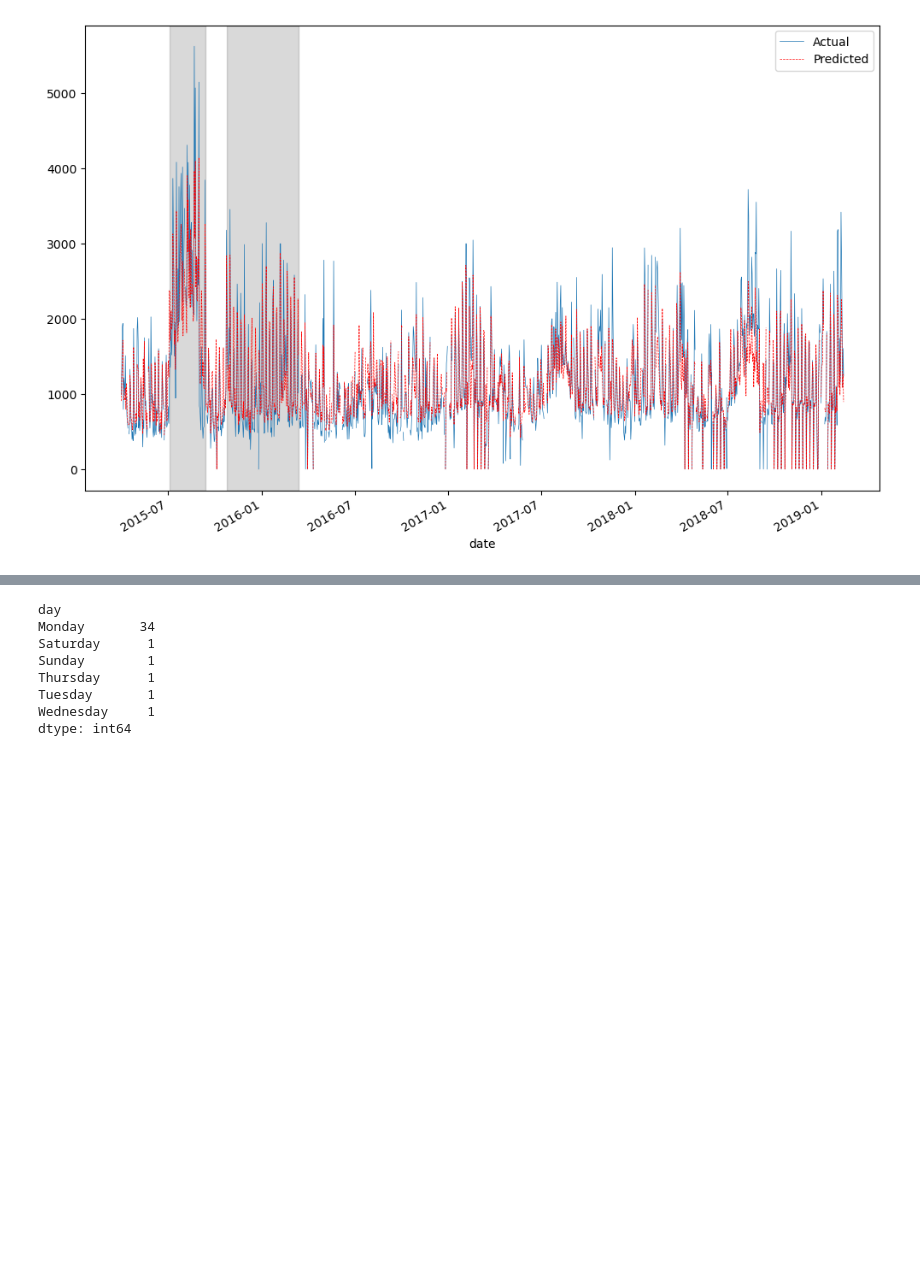
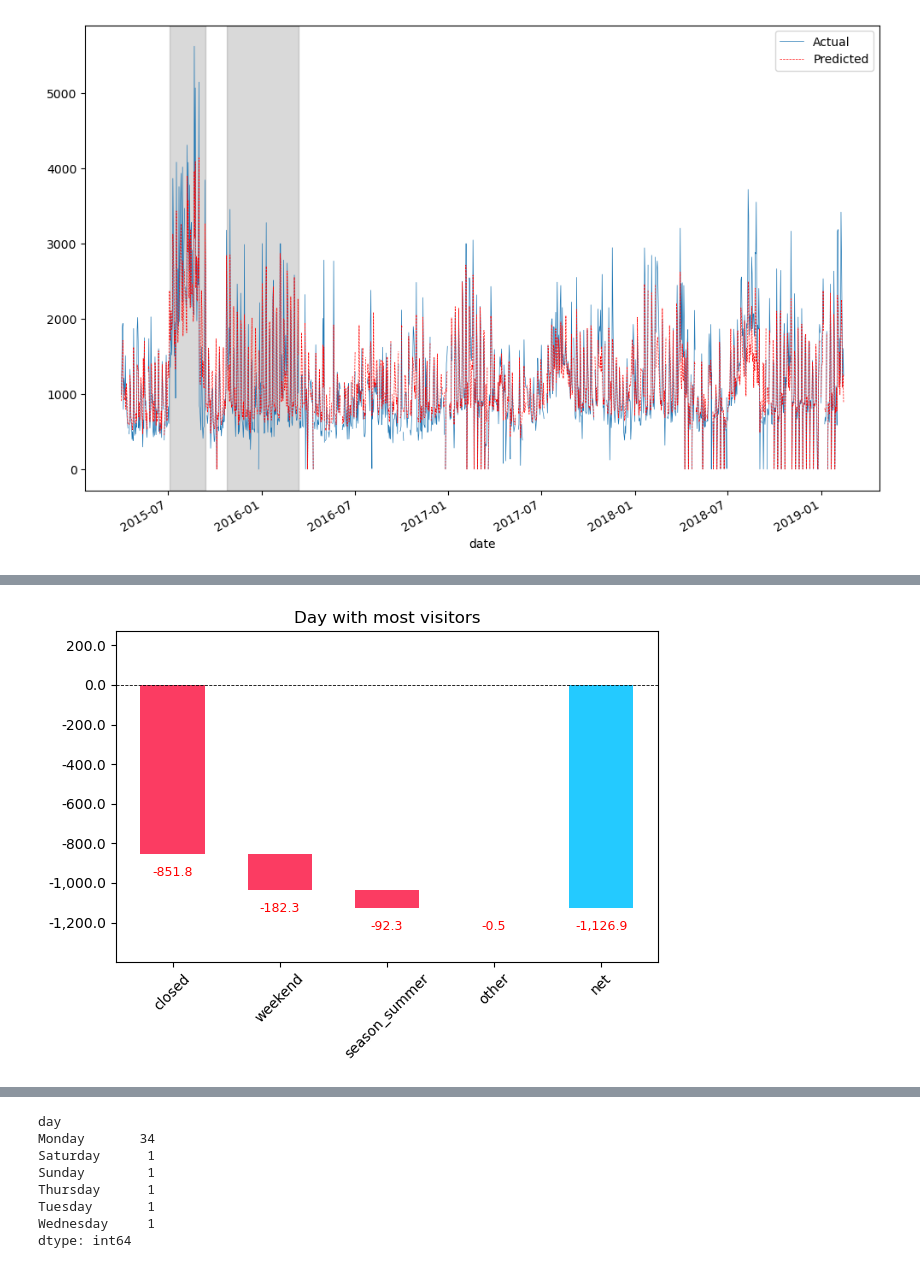
Before and after one commit to celiason/museum-visitor-model, a Jupyter notebook: sentiment.ipynb, the cells around one changed output, grey strips where cells are left out. Cells and saved outputs as stored; diff of their text form; code cells hidden in the pictures; blank space fills up the shorter version.

```diff
--- a/sentiment.ipynb
+++ b/sentiment.ipynb
@@ -936,6 +893,10 @@ merged_data_clim['promotion'] = merged_data_clim['self_counts']
 merged_data_clim['engagement'] = merged_data_clim['retweet_counts'] + merged_data_clim['likes_counts'] + merged_data_clim['total_counts']
 merged_data_clim.rename(columns={'Sentiment_value': 'sentiment'}, inplace=True)
 
+# create dummy columns for modeling below
+final = pd.get_dummies(merged_data_clim, columns=['day', 'season'])
+
+final.head()
 # get list of columns
-merged_data_clim.columns
+# merged_data_clim.columns
 # %% [output]
@@ -956,14 +929,15 @@ Index(['Date', 'Museum', 'Kpi', 'Number_of_visitors', 'Comments',
 ### Clean the data set
 # %%
 # Select relevant variables
-selected_columns = ['date', 'day', 'weekend', 'Number_of_visitors', 'exhibit', 'promotion', 'sentiment', 'engagement', 'closed', 'prcp', 'tmin', 'tmax', 'wspd', 'season']
+# selected_columns = ['date', 'weekend', 'Number_of_visitors', 'exhibit', 'promotion', 'sentiment', 'engagement', 'closed', 'prcp', 'tmin', 'tmax', 'wspd']
+selected_columns = ['date', 'weekend', 'Number_of_visitors', 'exhibit', 'promotion', 'sentiment', 'engagement', 'closed', 'prcp', 'tmin', 'tmax', 'wspd', 'day_Monday','day_Tuesday','day_Wednesday','day_Thursday','day_Friday','day_Saturday','day_Sunday', 'season_spring', 'season_summer', 'season_autumn', 'season_winter']
 # selected_columns = ['date', 'day', 'weekend', 'Number_of_visitors', 'exhibit', 'promotion', 'engagement', 'closed', 'tavg', 'tmin', 'tmax', 'wspd', 'season']
 
 # Don't drop NAs
-cleaned_data = merged_data_clim[selected_columns]
+cleaned_data = final[selected_columns]
 
 # Drop NAs
-# cleaned_data = merged_data_clim[selected_columns].dropna()
+# cleaned_data = final[selected_columns].dropna()
 
 cleaned_data.head()
 
@@ -995,5 +972,5 @@ season                 72
 dtype: int64
 # %%
-cleaned_data = pd.get_dummies(cleaned_data, columns=['day', 'season'])
+# cleaned_data = pd.get_dummies(cleaned_data, columns=['day', 'season'])
 # cleaned_data = pd.get_dummies(cleaned_data, columns=['day'])
-cleaned_data.head()
+# cleaned_data.head()
@@ -1178,0 +1160,24 @@ plt.savefig('figs/visitors_predicted.png', dpi=300)
+# %%
+# contributions[0]
+
+# bias
+
+# changes = {'amount': contributions[0]}
+
+# trans = pd.DataFrame(data=changes)
+# blank = trans.amount.cumsum().shift(1).fillna(0)
+
+# plt.barh(feature_names, contributions[0])
+
+# trans, blank
+
+# blank + bias
+
+del waterplot
+
+from scraper.waterfall_chart import waterplot
+
+waterplot(X_test.columns, contributions[0], threshold=0.05,
+          rotation_value=45, formatting='{:,.1f}', sorted_value=True,
+          Title="Day with most visitors")
+# %% [output]
@@ -1178,0 +1185 @@ plt.savefig('figs/visitors_predicted.png', dpi=300)
+[figure, added]
```
Also changed, not shown: parts of 24 cells of this notebook, 7 other files.
